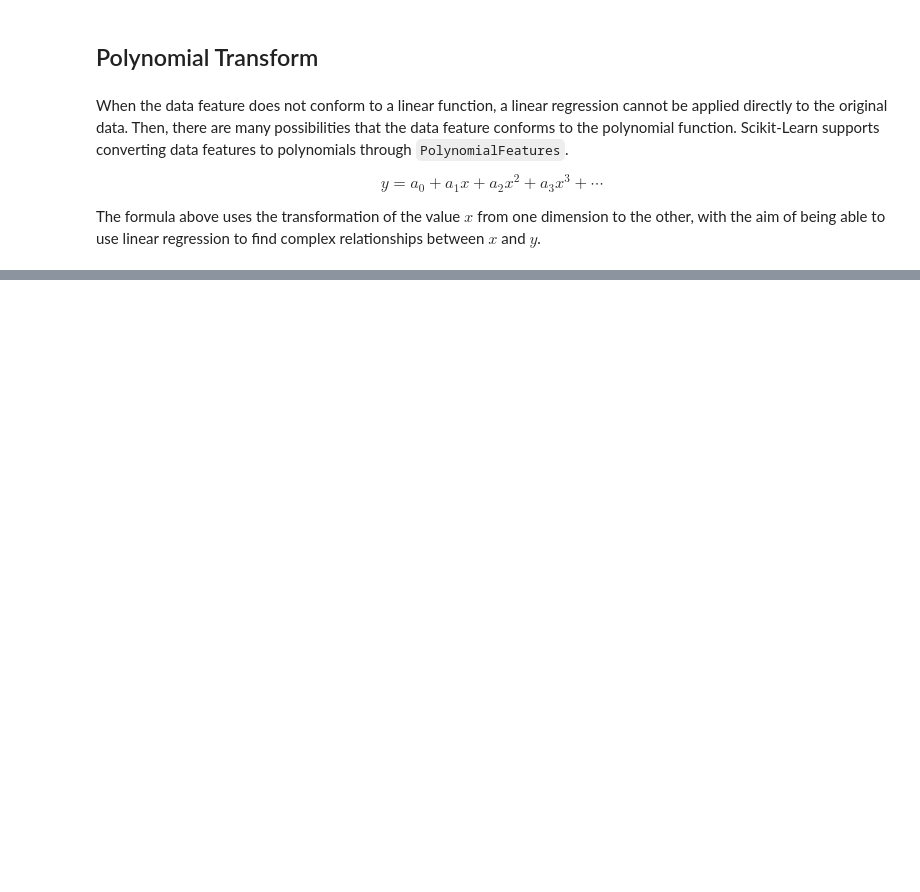
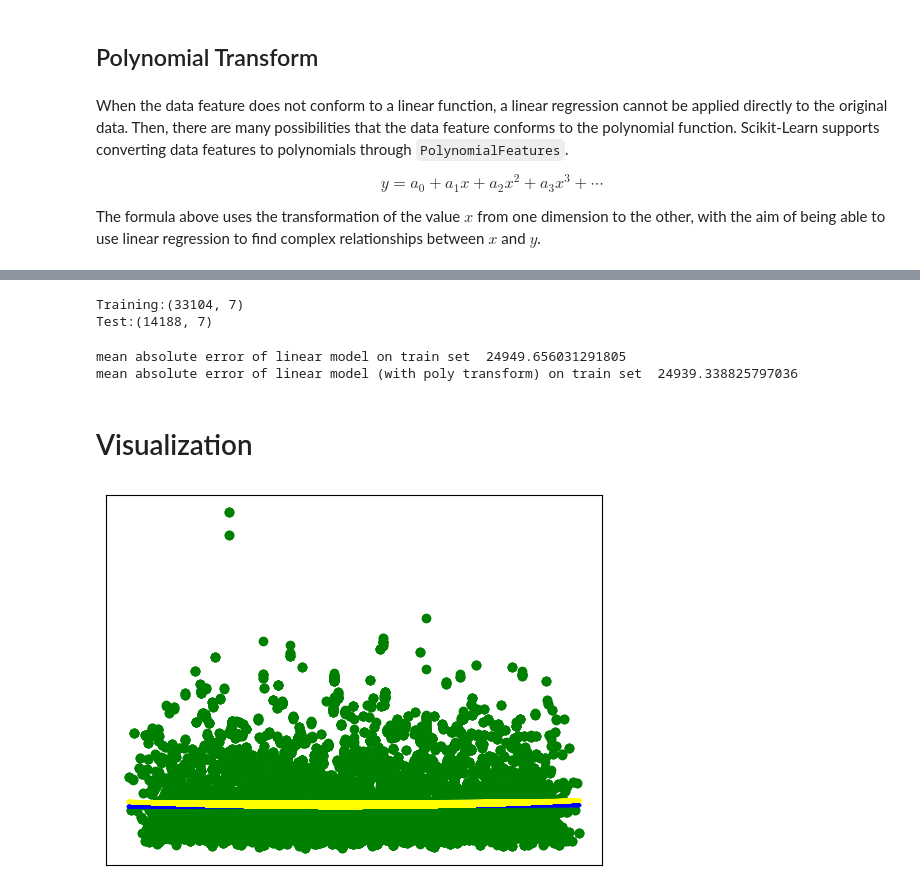
Before and after one commit to DungQuanPhung/Main, a Jupyter notebook: Homework_form.ipynb, the cells around one changed output, grey strips where cells are left out. Cells and saved outputs as stored; diff of their text form; code cells hidden in the pictures; blank space fills up the shorter version.

```diff
--- a/Homework_form.ipynb
+++ b/Homework_form.ipynb
@@ -150,7 +169,7 @@ df = preprocessing_data(df.copy())
 # %%
 def normalize_data(df):
     # Todo: normalize data into numerical data
-
+    start_time = time.time()
     normalized_data = df.copy()
     # Chuyển cột 'Gender' thành 0 và 1 và cột 'Income Stability' thành 0 và 1
     normalized_data['Gender'] = normalized_data['Gender'].apply(lambda x: 0 if x=="M" else 1)
@@ -159,6 +178,7 @@ def normalize_data(df):
     from sklearn.preprocessing import LabelEncoder
     le = LabelEncoder()
     normalized_data['Property Location'] = le.fit_transform(normalized_data['Property Location'])
+    print("Running time", time.time() - start_time)
     return normalized_data
 # %%
 # Heatmap
@@ -339,0 +385,46 @@ print("mean absolute error of linear model (with poly transform) on test set ",
+# %%
+from sklearn.manifold import TSNE
+
+# Split X, y from dataset
+columns = df.columns.tolist()     # Columns name
+draw_data = df[columns]        # X
+draw_data = TSNE(n_components=1, learning_rate='auto', init='random', perplexity=3).fit_transform(draw_data)
+# %%
+from sklearn.model_selection import train_test_split
+draw_train_X, draw_test_X ,trainY, testY = train_test_split(draw_data, y, train_size=0.70, random_state=2023)
+print('Training:' + str(trainX.shape))
+print('Test:' + str(testX.shape))
+# %% [output]
+Training:(33104, 7)
+Test:(14188, 7)
+# %%
+#model basic
+model = LinearRegression(fit_intercept=True)
+model.fit(draw_train_X, trainY)
+pred = model.predict(draw_train_X)
+print("mean absolute error of linear model on train set ", mean_absolute_error(y_pred=pred, y_true=trainY) )
+
+#model polinomial
+poly_model = make_pipeline(PolynomialFeatures(2, include_bias=False), LinearRegression())
+poly_model.fit(draw_train_X, trainY)
+poly_pred = poly_model.predict(draw_train_X)
+print("mean absolute error of linear model (with poly transform) on train set ", mean_absolute_error(y_pred=poly_pred, y_true=trainY) )
+# %% [output]
+mean absolute error of linear model on train set  24949.656031291805
+mean absolute error of linear model (with poly transform) on train set  24939.338825797036
+# %% [markdown]
+# Visualization
+# %%
+import matplotlib.pyplot as plt
+
+plt.scatter(draw_train_X, trainY, color="g")
+plt.plot(draw_train_X, pred, color="blue", linewidth=3)
+plt.plot(draw_train_X, poly_pred, color="yellow", linewidth=3)
+
+
+plt.xticks(())
+plt.yticks(())
+
+plt.show()
+# %% [output]
+[figure, added]
```
Also changed, not shown: parts of 12 cells of this notebook.
